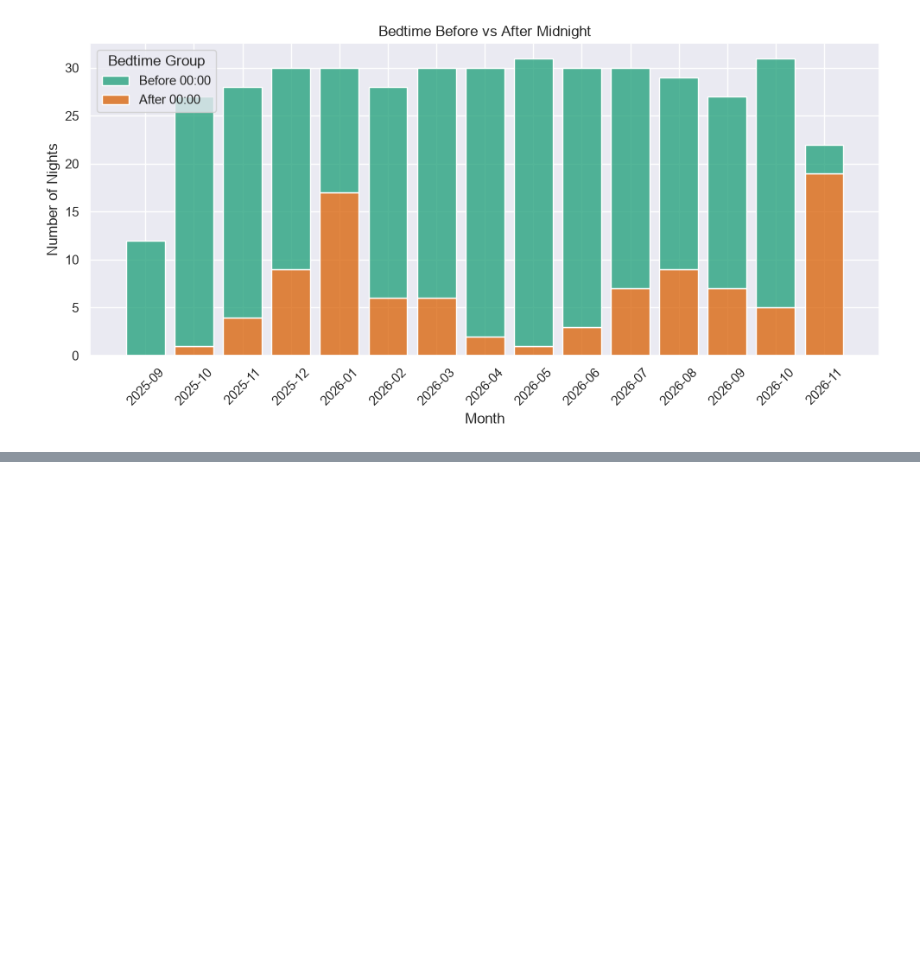
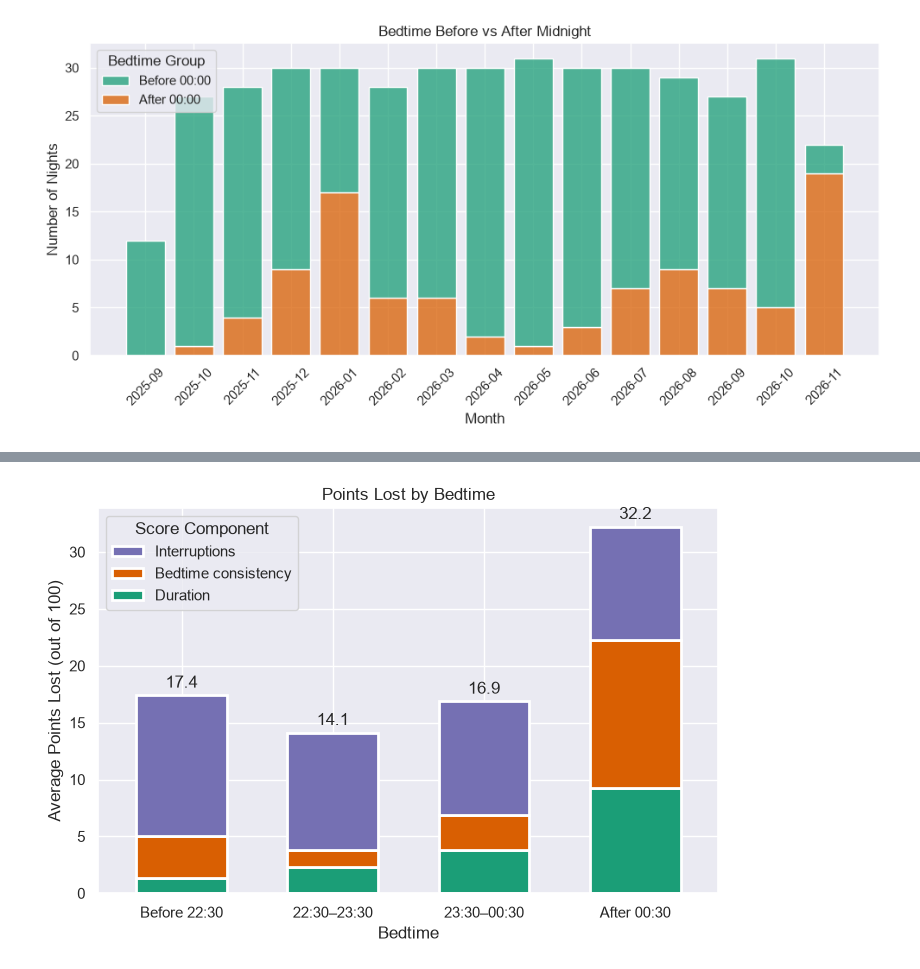
Before and after one commit to DimitarK13/personal-sleep-analysis, a Jupyter notebook: notebooks/03-exploratory-data-analysis.ipynb, the cells around one changed output, grey strips where cells are left out. Cells and saved outputs as stored; diff of their text form; code cells hidden in the pictures; blank space fills up the shorter version.

```diff
--- a/notebooks/03-exploratory-data-analysis.ipynb
+++ b/notebooks/03-exploratory-data-analysis.ipynb
@@ -226,0 +369,15 @@ plt.show()
+# %%
+max_points = pd.Series({'duration_pts': 50, 'bedtime_pts': 30, 'interruption_pts': 20})
+
+points_lost = (
+    bedtime_df.groupby('bedtime_group', observed=True)[max_points.index]
+    .mean()
+    .rsub(max_points)
+    .rename(columns={
+        'duration_pts': 'Duration',
+        'bedtime_pts': 'Bedtime consistency',
+        'interruption_pts': 'Interruptions',
+    })
+)
+
+points_lost.round(1)
@@ -226,0 +391,30 @@ plt.show()
+# %%
+ax = points_lost.plot(
+    kind='bar',
+    stacked=True,
+    figsize=(8, 5),
+    color=sns.color_palette('Dark2')[:3],
+    edgecolor='white',
+    linewidth=2,
+    width=0.6,
+)
+
+ax.bar_label(
+    ax.containers[-1],
+    labels=[f'{total:.1f}' for total in points_lost.sum(axis=1)],
+    padding=3,
+)
+
+plt.xticks(rotation=0)
+
+plt.title('Points Lost by Bedtime')
+plt.xlabel('Bedtime')
+plt.ylabel('Average Points Lost (out of 100)')
+
+handles, labels = ax.get_legend_handles_labels()
+plt.legend(handles[::-1], labels[::-1], title='Score Component')
+
+plt.savefig('../visualizations/points-lost-by-bedtime.png', bbox_inches='tight')
+plt.show()
+# %% [output]
+[figure, added]
```
Also changed, not shown: parts of 18 cells of this notebook, 3 other files.
